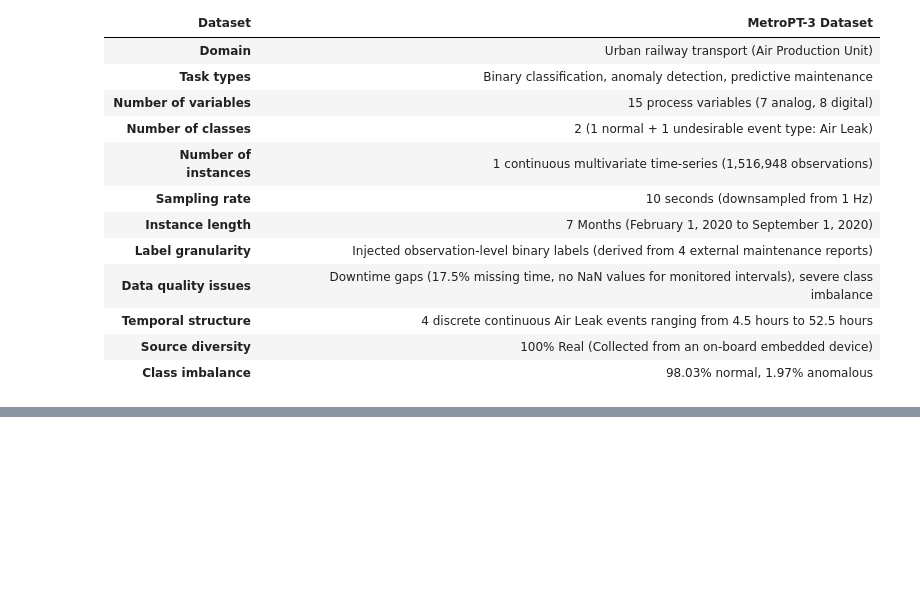
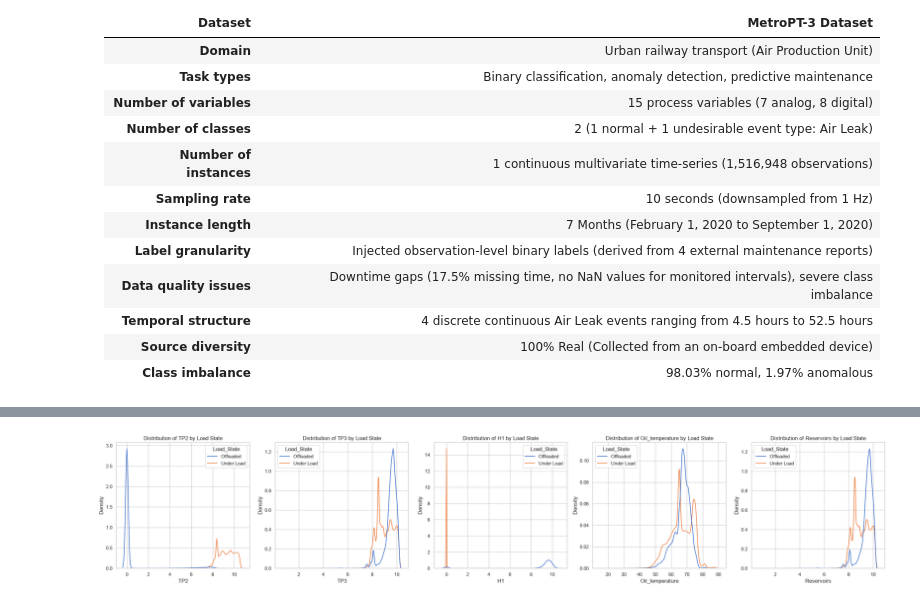
Before and after one commit to lollogiro/ai4i-transfer-learning-synthetic, a Jupyter notebook: stage1-data_exploration/metropt3.ipynb, the cells around one changed output, grey strips where cells are left out. Saved outputs shown, nothing was run; the diff lists cells and outputs as text; code cells hidden in the pictures; blank space fills up the shorter version.

```diff
--- a/stage1-data_exploration/metropt3.ipynb
+++ b/stage1-data_exploration/metropt3.ipynb
@@ -296,0 +368,26 @@ plt.show()
+# %%
+# Define load states based on the documentation AND data
+def get_load_state(current):
+    if current < 2:
+        return 'Off'
+    elif current < 5.5:
+        return 'Offloaded'
+    elif current < 8:
+        return 'Under Load'
+    else:
+        return 'Starting'
+
+df['Load_State'] = df['Motor_current'].apply(get_load_state)
+
+fig, axes = plt.subplots(1, 5, figsize=(25, 5))
+features_for_load = ['TP2', 'TP3', 'H1', 'Oil_temperature', 'Reservoirs']
+
+for i, feature in enumerate(features_for_load):
+    sns.kdeplot(data=df[df['Load_State'].isin(['Offloaded', 'Under Load'])],
+                x=feature, hue='Load_State', ax=axes[i], common_norm=False)
+    axes[i].set_title(f'Distribution of {feature} by Load State')
+
+plt.tight_layout()
+plt.show()
+# %% [output]
+[figure, added]
```
Also changed, not shown: parts of 6 cells of this notebook.
